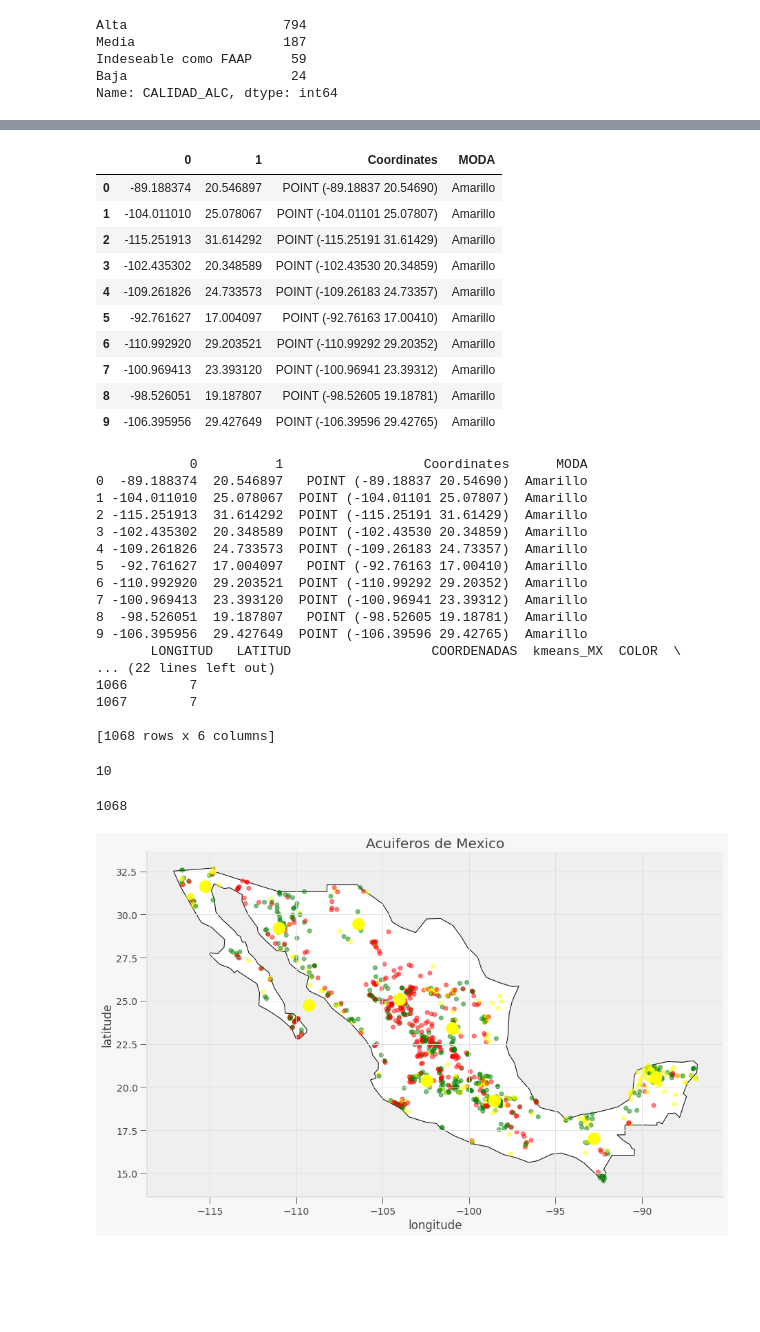
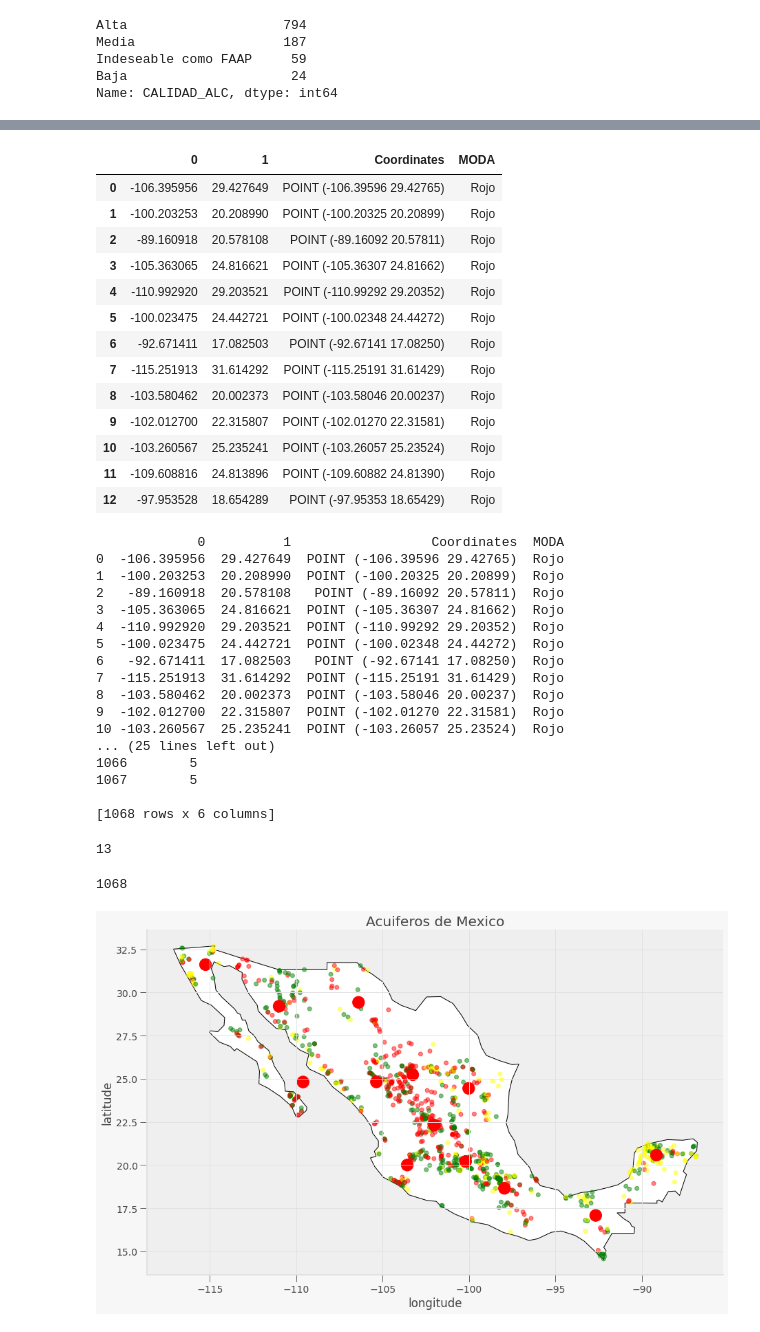
Before and after one commit to PosgradoMNA/actividades-del-projecto-equipo_98, a Jupyter notebook: Reto_DS_Parte_1.ipynb, the cells around one changed output, grey strips where cells are left out. Saved outputs shown, nothing was run; the diff lists cells and outputs as text; code cells hidden in the pictures; blank space fills up the shorter version.

```diff
--- a/Reto_DS_Parte_1.ipynb
+++ b/Reto_DS_Parte_1.ipynb
@@ -781,7 +781,7 @@ plt.show()
 Labels_X = df_sub[['LONGITUD', 'LATITUD']]
 
 #Número de clúster
-kmeans_mx = KMeans(n_clusters=10).fit(Labels_X)
+kmeans_mx = KMeans(n_clusters=13).fit(Labels_X)
 centroids = kmeans_mx.cluster_centers_ #se sacan los centroides
 labels = kmeans_mx.predict(Labels_X) #labels
 
@@ -1006,7 +1026,7 @@ Baja                     24
 Name: CALIDAD_ALC, dtype: int64
 # %%
 fig, gax = plt.subplots(figsize=(15,10))
-colores = ['red','yellow','green','red','yellow','green','red','yellow','green','red','yellow','green']
+colores = ['red','yellow','green','red','yellow','green','red','yellow','green','red','yellow','green','red','yellow','green','red','yellow','green','red','yellow','green','red','yellow','green', 'red','yellow','green','red','yellow','green','red','yellow','green','red','yellow','green','red','yellow','green','red','yellow','green','red','yellow','green','red','yellow','green']
 color_asig = []
 
 for row in labels:
@@ -1056,7 +1076,7 @@ new_df.shape
 
 list_moda=[]
 
-for i in range(0, 10): # Recorrido
+for i in range(0, 13): # Recorrido
 
   nuevo_dataset = pd.DataFrame()
   nuevo_dataset = puntos_coordsub[puntos_coordsub.CLUSTER == i].copy()
@@ -1075,41 +1095,44 @@ point_center['MODA'] = list_moda
 point_center
 # %% [output]
 |  | 0 | 1 | Coordinates | MODA |
-| 0 | -89.188374 | 20.546897 | POINT (-89.18837 20.54690) | Amarillo |
-| 1 | -104.011010 | 25.078067 | POINT (-104.01101 25.07807) | Amarillo |
-| 2 | -115.251913 | 31.614292 | POINT (-115.25191 31.61429) | Amarillo |
-| 3 | -102.435302 | 20.348589 | POINT (-102.43530 20.34859) | Amarillo |
-| 4 | -109.261826 | 24.733573 | POINT (-109.26183 24.73357) | Amarillo |
-| 5 | -92.761627 | 17.004097 | POINT (-92.76163 17.00410) | Amarillo |
-| 6 | -110.992920 | 29.203521 | POINT (-110.99292 29.20352) | Amarillo |
-| 7 | -100.969413 | 23.393120 | POINT (-100.96941 23.39312) | Amarillo |
-| 8 | -98.526051 | 19.187807 | POINT (-98.52605 19.18781) | Amarillo |
-| 9 | -106.395956 | 29.427649 | POINT (-106.39596 29.42765) | Amarillo |
+| 0 | -106.395956 | 29.427649 | POINT (-106.39596 29.42765) | Rojo |
+| 1 | -100.203253 | 20.208990 | POINT (-100.20325 20.20899) | Rojo |
+| 2 | -89.160918 | 20.578108 | POINT (-89.16092 20.57811) | Rojo |
+| 3 | -105.363065 | 24.816621 | POINT (-105.36307 24.81662) | Rojo |
+| 4 | -110.992920 | 29.203521 | POINT (-110.99292 29.20352) | Rojo |
+| 5 | -100.023475 | 24.442721 | POINT (-100.02348 24.44272) | Rojo |
+| 6 | -92.671411 | 17.082503 | POINT (-92.67141 17.08250) | Rojo |
+| 7 | -115.251913 | 31.614292 | POINT (-115.25191 31.61429) | Rojo |
+| 8 | -103.580462 | 20.002373 | POINT (-103.58046 20.00237) | Rojo |
+| 9 | -102.012700 | 22.315807 | POINT (-102.01270 22.31581) | Rojo |
+| 10 | -103.260567 | 25.235241 | POINT (-103.26057 25.23524) | Rojo |
+| 11 | -109.608816 | 24.813896 | POINT (-109.60882 24.81390) | Rojo |
+| 12 | -97.953528 | 18.654289 | POINT (-97.95353 18.65429) | Rojo |
 # %%
 print(point_center)
 print(puntos_coordsub)
 # %% [output]
-            0          1                  Coordinates      MODA
-0  -89.188374  20.546897   POINT (-89.18837 20.54690)  Amarillo
-1 -104.011010  25.078067  POINT (-104.01101 25.07807)  Amarillo
-2 -115.251913  31.614292  POINT (-115.25191 31.61429)  Amarillo
-3 -102.435302  20.348589  POINT (-102.43530 20.34859)  Amarillo
-4 -109.261826  24.733573  POINT (-109.26183 24.73357)  Amarillo
-5  -92.761627  17.004097   POINT (-92.76163 17.00410)  Amarillo
-6 -110.992920  29.203521  POINT (-110.99292 29.20352)  Amarillo
-7 -100.969413  23.393120  POINT (-100.96941 23.39312)  Amarillo
-8  -98.526051  19.187807   POINT (-98.52605 19.18781)  Amarillo
-9 -106.395956  29.427649  POINT (-106.39596 29.42765)  Amarillo
-       LONGITUD   LATITUD                  COORDENADAS  kmeans_MX  COLOR  \
-... (22 lines left out)
-1066        7
-1067        7
+             0          1                  Coordinates  MODA
+0  -106.395956  29.427649  POINT (-106.39596 29.42765)  Rojo
+1  -100.203253  20.208990  POINT (-100.20325 20.20899)  Rojo
+2   -89.160918  20.578108   POINT (-89.16092 20.57811)  Rojo
+3  -105.363065  24.816621  POINT (-105.36307 24.81662)  Rojo
+4  -110.992920  29.203521  POINT (-110.99292 29.20352)  Rojo
+5  -100.023475  24.442721  POINT (-100.02348 24.44272)  Rojo
+6   -92.671411  17.082503   POINT (-92.67141 17.08250)  Rojo
+7  -115.251913  31.614292  POINT (-115.25191 31.61429)  Rojo
+8  -103.580462  20.002373  POINT (-103.58046 20.00237)  Rojo
+9  -102.012700  22.315807  POINT (-102.01270 22.31581)  Rojo
+10 -103.260567  25.235241  POINT (-103.26057 25.23524)  Rojo
+... (25 lines left out)
+1066        5
+1067        5
 
 [1068 rows x 6 columns]
 # %%
 list_colors = []
 
-for i in range(0,10):
+for i in range(0,13):
   if list_moda[i] == 'Verde':
     list_colors.append('green')
   if list_moda[i] == 'Rojo':
@@ -1119,7 +1142,7 @@ for i in range(0,10):
 
 len(list_colors)
 # %% [output]
-10
+13
 # %%
 list_colors_i = []
 
@@ -1136,28 +1159,28 @@ len(list_colors_i)
 1068
 # %%
 fig, gax = plt.subplots(figsize=(15,10))
-#colores = ['red','yellow','green','red','yellow','green','red','yellow','green','red','yellow','green','red','yellow','green','red','yellow','green','red','yellow']
+colores = ['red','yellow','green','red','yellow','green','red','yellow','green','red','yellow','green','red','yellow','green','red','yellow','green','red','yellow']
 color_asig = []
 color_individual = puntos_coordsub['COLOR']
 
 for row in range(0,len(list_colors)):
   color_asig.append(list_colors[row])
 
 world.query("name == 'Mexico'").plot(ax = gax, edgecolor='black', color='white') #filtramos por pais
 
 puntos_coordsub.plot(ax=gax, color=list_colors_i, alpha = 0.5)
 point_center.plot(ax=gax, color=color_asig, alpha = 1, markersize = 300)
 
 gax.set_xlabel('longitude')
 gax.set_ylabel('latitude')
 gax.set_title('Acuiferos de Mexico')
 
 gax.spines['top'].set_visible(False)
 gax.spines['right'].set_visible(False)
 
 plt.show()
 # %% [output]
-[figure, old version]
+[figure, new version]
 # %%
 len(color_asig)
 # %% [output]
```
Also changed, not shown: parts of 17 cells of this notebook.
